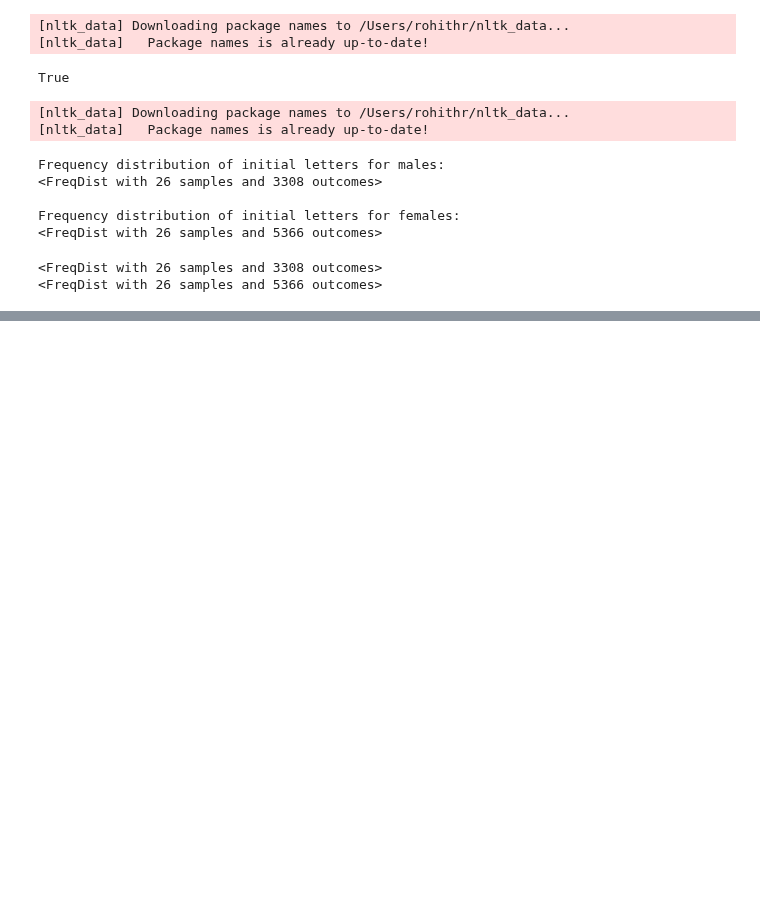
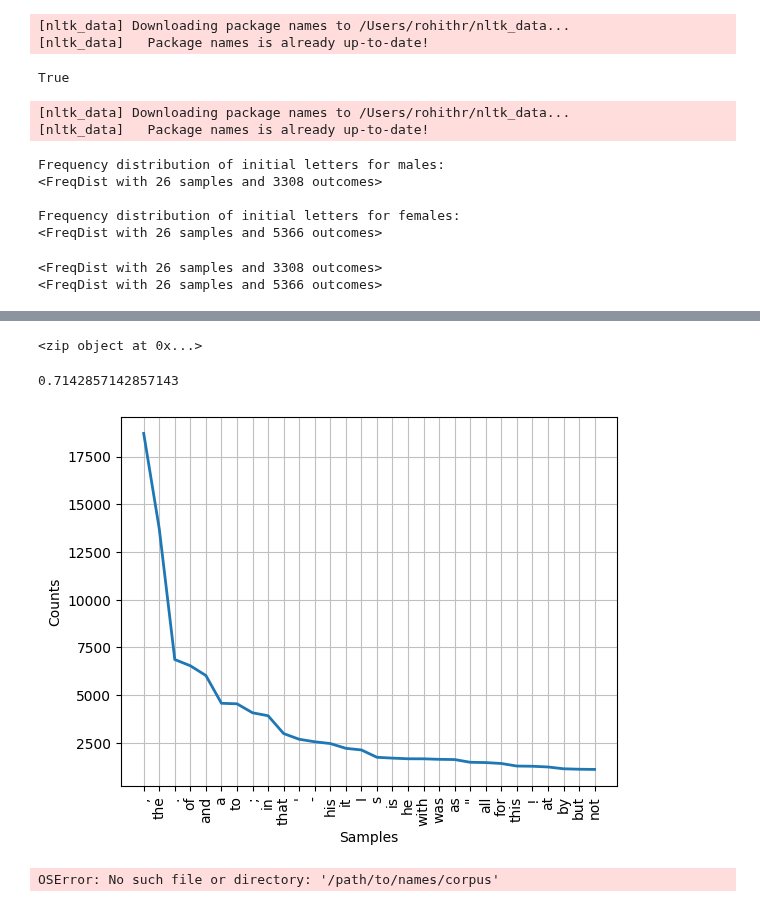
Before and after one commit to rohith4088/deep_learning, a Jupyter notebook: ai_lab.ipynb, the cells around one changed output, grey strips where cells are left out. Drawn from its saved outputs; the diff is of its cells as text; code cells hidden in the pictures; blank space fills up the shorter version.

```diff
--- a/ai_lab.ipynb
+++ b/ai_lab.ipynb
@@ -1861,0 +1993,50 @@ print(cfd['female'])
+# %%
+from nltk.text import Text
+from nltk.probability import FreqDist
+from nltk.util import ngrams
+text = Text(word_tokenize("This is a sample sentence. Here's another one."))
+model = ngrams(text.tokens, 2)
+print(model)
+# %% [output]
+<zip object at 0x...>
+# %%
+from nltk.metrics import jaccard_distance
+text1 = set(word_tokenize("This is a sample sentence."))
+text2 = set(word_tokenize("This is another sample sentence."))
+similarity = 1 - jaccard_distance(text1, text2)
+print(similarity)
+# %% [output]
+0.7142857142857143
+# %%
+import nltk
+from nltk.book import *
+from nltk.probability import FreqDist
+import matplotlib.pyplot as plt
+
+# Assuming 'text1' is a Text object from NLTK's book module
+freq_dist = FreqDist(text1)
+
+# Plotting the dispersion plot
+freq_dist.plot(30, cumulative=False)
+plt.show()
+# %% [output]
+[figure, added]
+# %%
+from nltk.corpus.reader import CategorizedPlaintextCorpusReader
+from nltk.classify import NaiveBayesClassifier
+from nltk.classify.util import accuracy
+
+# Create a new corpus reader object
+corpus_root = '/path/to/names/corpus'
+corpus = CategorizedPlaintextCorpusReader(corpus_root, r'.*\.txt', cat_pattern=r'(\w+)/*')
+
+# Use the new corpus reader object to access the categories
+categories = corpus.categories()
+
+# Rest of the code...
+featuresets = [(word_feats(name), category) for category in categories for name in corpus.words(categories=category)]
+train_set, test_set = featuresets[500:], featuresets[:500]
+classifier = NaiveBayesClassifier.train(train_set)
+print(accuracy(classifier, test_set))
+# %% [output]
+OSError: No such file or directory: '/path/to/names/corpus'
```
Also changed, not shown: parts of 8 cells of this notebook.
